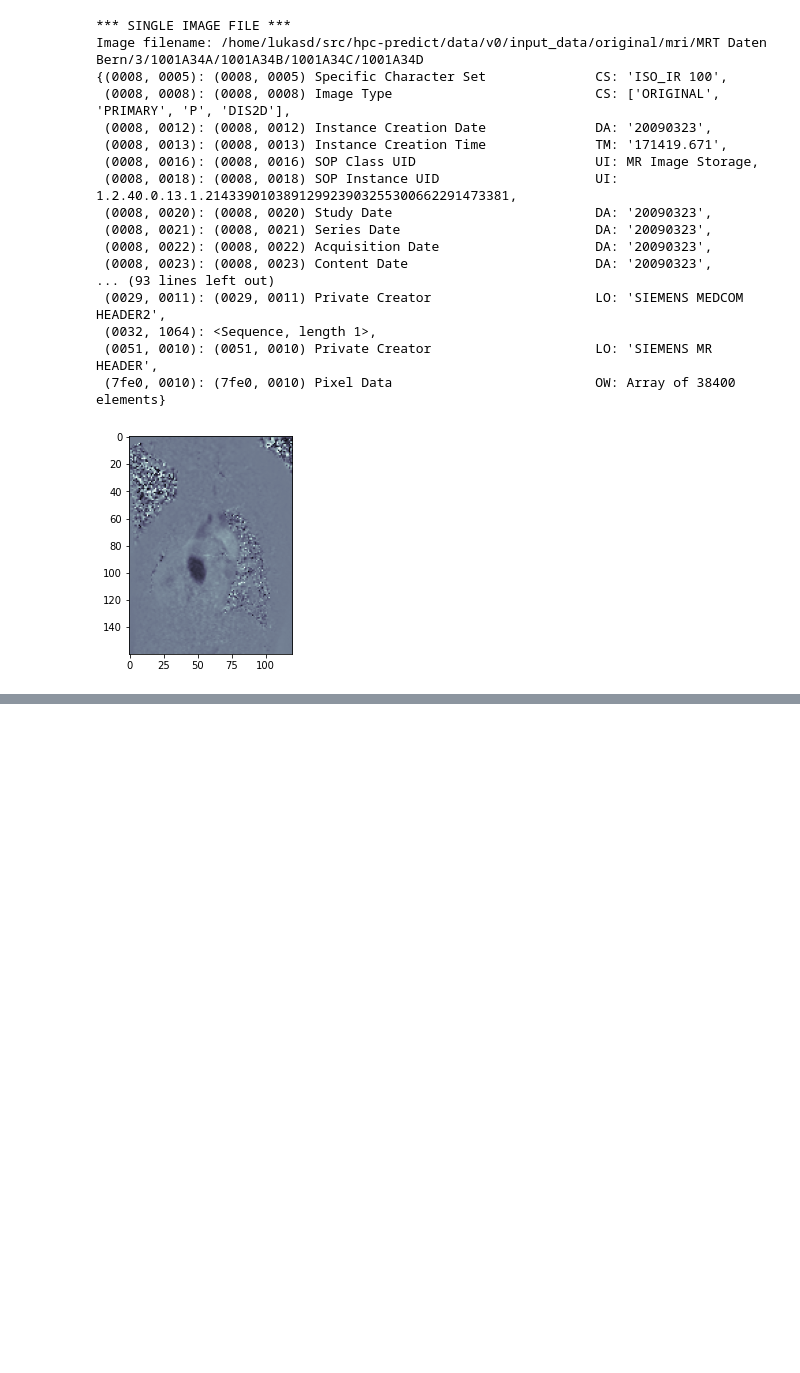
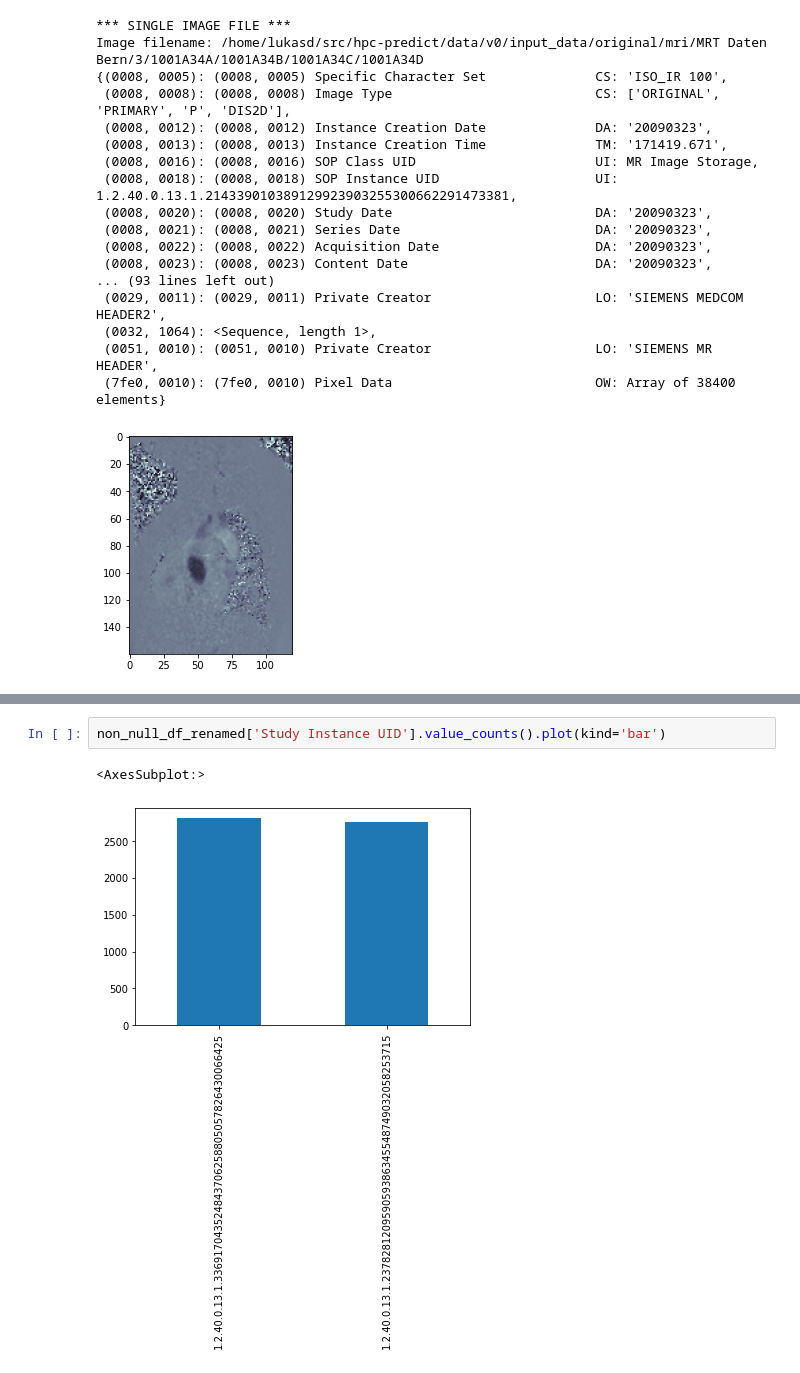
Before and after one commit to alimokh91/IMPACT_Test, a Jupyter notebook: mri_datasource/freiburg/explore_freiburg_data.ipynb, the cells around one changed output, grey strips where cells are left out. Saved outputs shown, nothing was run; the diff lists cells and outputs as text; blank space fills up the shorter version.

```diff
--- a/mri_datasource/freiburg/explore_freiburg_data.ipynb
+++ b/mri_datasource/freiburg/explore_freiburg_data.ipynb
@@ -405,0 +489,5 @@ Image filename: /home/lukasd/src/hpc-predict/data/v0/input_data/original/mri/MRT
+# %%
+non_null_df_renamed['Study Instance UID'].value_counts().plot(kind='bar')
+# %% [output]
+<AxesSubplot:>
+[figure, added]
```
Also changed, not shown: parts of 19 cells of this notebook, 2 other files.
